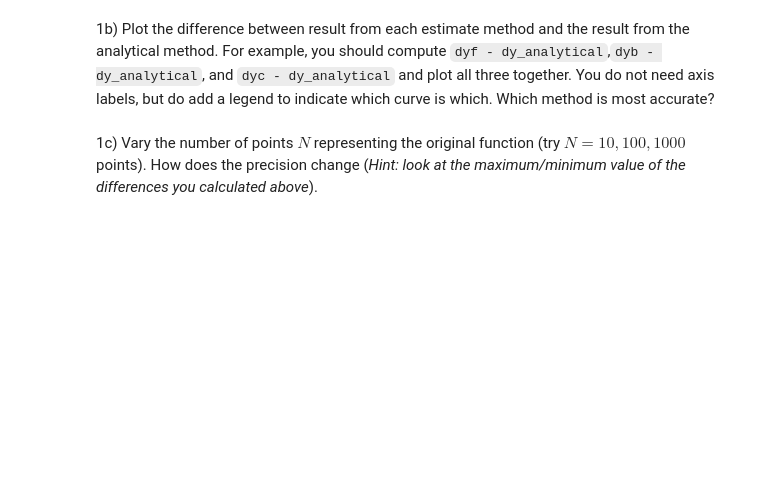
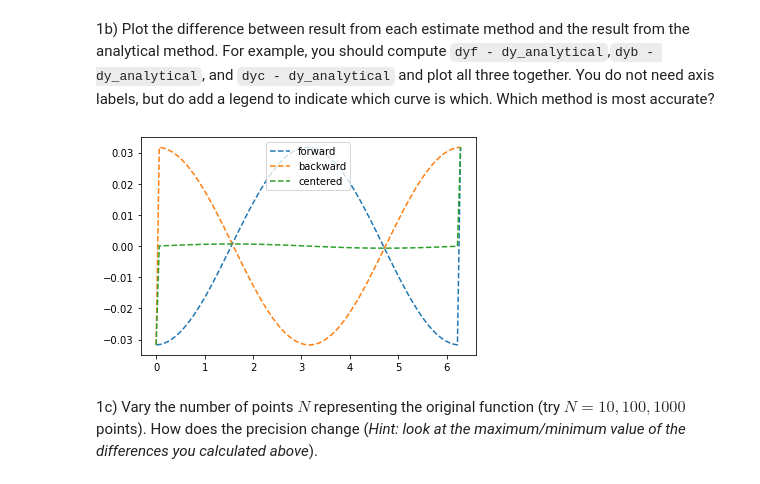
Before and after one commit to aaronsuu/astro9, a Jupyter notebook: Homework 5.ipynb, the cells around one changed output. Drawn from its saved outputs; the diff is of its cells as text; code cells hidden in the pictures; blank space fills up the shorter version.

```diff
--- a/Homework 5.ipynb
+++ b/Homework 5.ipynb
@@ -82,4 +82,19 @@ plt.legend(loc='upper left')
 # %% [markdown]
 1b) Plot the difference between result from each estimate method and the result from the analytical method. For example, you should compute `dyf - dy_analytical`,`dyb - dy_analytical`, and `dyc - dy_analytical` and plot all three together. You do not need axis labels, but do add a legend to indicate which curve is which. Which method is most accurate?
+# %%
+r_dyf = forward_dy(y, x) - dy_analytical
+r_dyb = backward_dy(y,x) - dy_analytical
+r_dyc = centered_dy(y,x) - dy_analytical
+
+plt.plot(x,r_dyf,'--',label='forward')
+plt.plot(x,r_dyb,'--',label='backward')
+plt.plot(x,r_dyc,'--',label='centered')
+
+
+
+plt.legend(loc='upper center')
+plt.show()
+# %% [output]
+[figure, added]
 # %% [markdown]
 1c) Vary the number of points $N$ representing the original function (try $N = 10, 100, 1000$ points). How does the precision change (*Hint: look at the maximum/minimum value of the differences you calculated above*).
```
Also changed, not shown: parts of 3 cells of this notebook.
